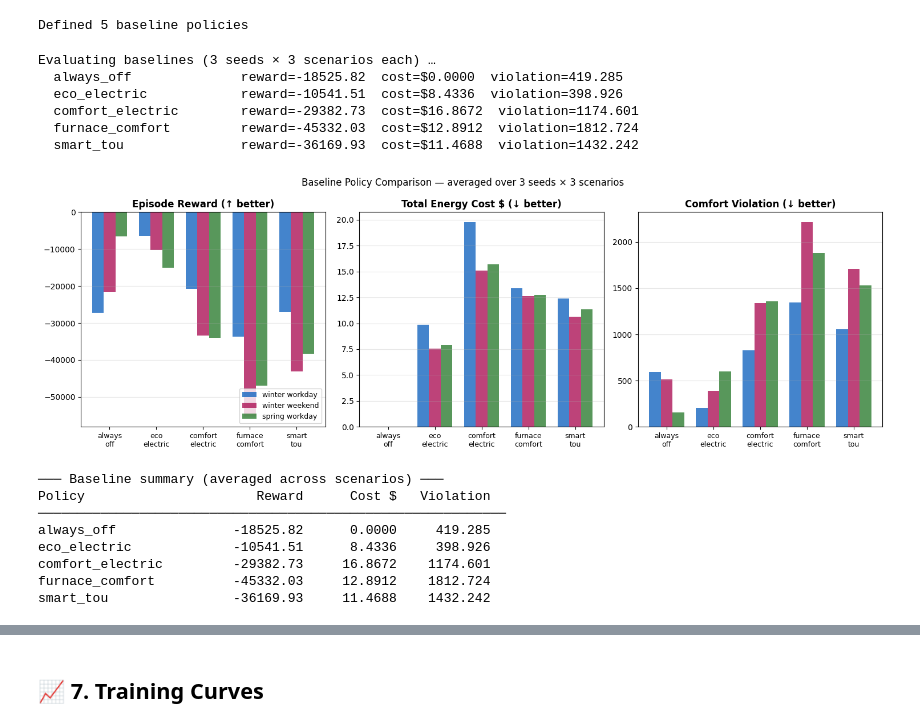
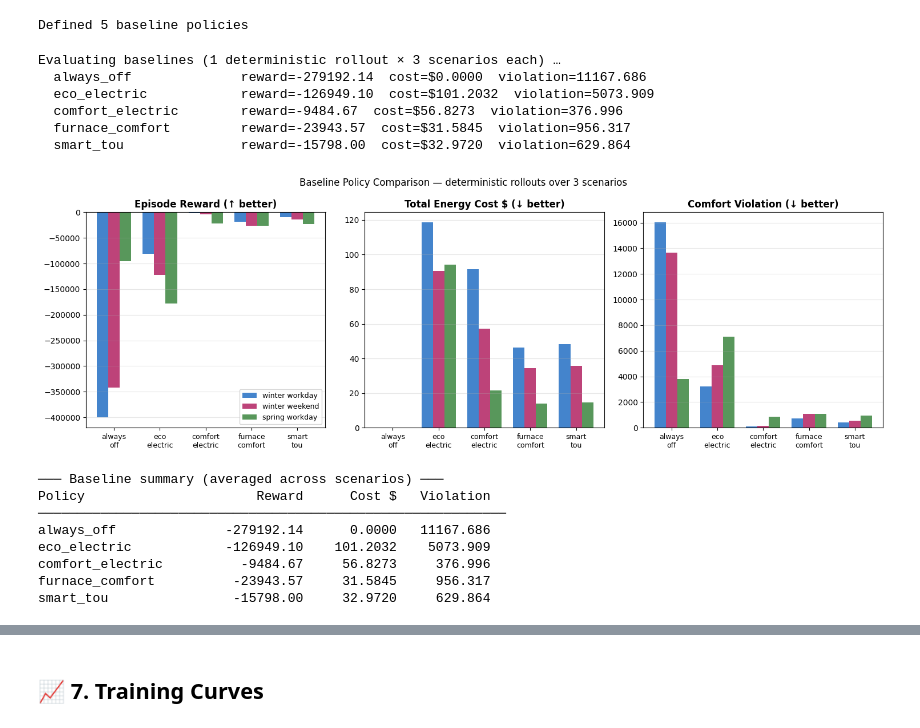
Before and after one commit to uatragada/IntelliWarm, a Jupyter notebook: notebooks/opt_heating_policy_training.ipynb, the cells around one changed output, grey strips where cells are left out. Saved outputs shown, nothing was run; the diff lists cells and outputs as text; code cells hidden in the pictures.

```diff
--- a/notebooks/opt_heating_policy_training.ipynb
+++ b/notebooks/opt_heating_policy_training.ipynb
@@ -348,7 +323,7 @@ Training pool: 15 scenarios
 # %%
 # ── Visualise scenario profiles ───────────────────────────────────────────────
 fig, axes = plt.subplots(2, 3, figsize=(14, 6), sharex=True)
-hours = list(range(24))
+hours = np.arange(SCENARIOS[0].horizon_steps) * (SCENARIOS[0].step_minutes / 60.0)
 
 COLORS = ["#2196F3", "#FF5722", "#4CAF50"]
 
@@ -374,6 +349,7 @@ for col, scenario in enumerate(SCENARIOS):
     ax_price.set_ylabel("Electricity (¢/kWh)" if col == 0 else "")
     ax_price.set_xlabel("Hour of day")
     ax_price.set_ylim(0, 35)
+    ax_price.set_xticks(np.arange(0, 25, 4))
     ax_price.grid(True, alpha=0.3)
     if col == 2:
         ax_price.legend(fontsize=8, loc="upper right")
@@ -383,7 +359,7 @@ axes[0, 0].text(-0.25, 0.5, "Temperature", rotation=90, va="center",
 axes[1, 0].text(-0.25, 0.5, "Price", rotation=90, va="center",
                 transform=axes[1, 0].transAxes, fontsize=10, color="gray")
 
-plt.suptitle("Training Scenario Profiles — 24-hour horizon", fontsize=13, y=1.02)
+plt.suptitle("Training Scenario Profiles — 24-hour horizon at 5-minute resolution", fontsize=13, y=1.02)
 plt.tight_layout()
 plt.show()
 # %% [output]
@@ -602,5 +558,5 @@ comfort-violation reference points.
 # %%
-def _make_eval_env(scenario: TrainingScenario, seed: int = 42):
+def _make_eval_env(scenario: TrainingScenario):
     """Create a fresh wrapped env for a single scenario."""
     env = PhysicsMultiRoomEnv(scenarios=[scenario], **_ENV_KWARGS)
     env = PreheatRewardWrapper(env)
@@ -618,12 +574,13 @@ def rollout(policy_fn, env, seed: int = 42):
         obs, reward, terminated, truncated, info = env.step(action)
         total_reward    += reward
         total_cost      += info.get("total_cost", 0.0)
-        total_violation += info.get("comfort_violation", 0.0)
+        total_violation += info.get("reported_comfort_violation", info.get("comfort_violation", 0.0))
         log.append({
             "step": step_idx,
             "reward": reward,
             "total_cost": info.get("total_cost", 0.0),
-            "comfort_violation": info.get("comfort_violation", 0.0),
+            "comfort_violation": info.get("reported_comfort_violation", info.get("comfort_violation", 0.0)),
+            "preheat_penalty": info.get("preheat_penalty", 0.0),
             "electric_cost": info.get("electric_cost", 0.0),
             "gas_cost": info.get("gas_cost", 0.0),
             "zone_heat_sources": dict(info.get("zone_heat_sources", {})),
@@ -634,20 +591,17 @@ def rollout(policy_fn, env, seed: int = 42):
     return total_reward, total_cost, total_violation, log
 
 
-def eval_policy_all_scenarios(name: str, policy_fn, n_seeds: int = 3):
-    """Evaluate policy across all 3 scenarios."""
+def eval_policy_all_scenarios(name: str, policy_fn):
+    """Evaluate policy once on each fixed scenario."""
     results = {"name": name}
     for scenario in SCENARIOS:
-        rewards, costs, violations = [], [], []
-        for seed in range(n_seeds):
-            env = _make_eval_env(scenario, seed=seed)
-            r, c, v, _ = rollout(policy_fn, env, seed=seed)
-            env.close()
-            rewards.append(r); costs.append(c); violations.append(v)
+        env = _make_eval_env(scenario)
+        r, c, v, _ = rollout(policy_fn, env, seed=42)
+        env.close()
         results[scenario.name] = {
-            "reward": np.mean(rewards),
-            "cost":   np.mean(costs),
-            "violation": np.mean(violations),
+            "reward": r,
+            "cost": c,
+            "violation": v,
         }
     return results
 
@@ -771,21 +748,21 @@ print(f"Defined {len(BASELINE_POLICIES)} thermostat-style baseline policies")
 Defined 5 baseline policies
 # %%
 # ── Evaluate all baselines ────────────────────────────────────────────────────
-print("Evaluating baselines (3 seeds × 3 scenarios each) …")
+print("Evaluating baselines (1 deterministic rollout × 3 scenarios each) …")
 baseline_results = {}
 for pol_name, pol_fn in BASELINE_POLICIES.items():
-    baseline_results[pol_name] = eval_policy_all_scenarios(pol_name, pol_fn, n_seeds=3)
+    baseline_results[pol_name] = eval_policy_all_scenarios(pol_name, pol_fn)
     r_avg = np.mean([baseline_results[pol_name][s.name]["reward"] for s in SCENARIOS])
     c_avg = np.mean([baseline_results[pol_name][s.name]["cost"] for s in SCENARIOS])
     v_avg = np.mean([baseline_results[pol_name][s.name]["violation"] for s in SCENARIOS])
     print(f"  {pol_name:22s}  reward={r_avg:8.2f}  cost=${c_avg:.4f}  violation={v_avg:.3f}")
 # %% [output]
-Evaluating baselines (3 seeds × 3 scenarios each) …
-  always_off              reward=-18525.82  cost=$0.0000  violation=419.285
-  eco_electric            reward=-10541.51  cost=$8.4336  violation=398.926
-  comfort_electric        reward=-29382.73  cost=$16.8672  violation=1174.601
-  furnace_comfort         reward=-45332.03  cost=$12.8912  violation=1812.724
-  smart_tou               reward=-36169.93  cost=$11.4688  violation=1432.242
+Evaluating baselines (1 deterministic rollout × 3 scenarios each) …
+  always_off              reward=-279192.14  cost=$0.0000  violation=11167.686
+  eco_electric            reward=-126949.10  cost=$101.2032  violation=5073.909
+  comfort_electric        reward=-9484.67  cost=$56.8273  violation=376.996
+  furnace_comfort         reward=-23943.57  cost=$31.5845  violation=956.317
+  smart_tou               reward=-15798.00  cost=$32.9720  violation=629.864
 # %%
 # ── Plot baseline comparison ──────────────────────────────────────────────────
 fig, axes = plt.subplots(1, 3, figsize=(15, 5))
@@ -797,43 +774,43 @@ width = 0.25
 for col, metric in enumerate(["reward", "cost", "violation"]):
     ax = axes[col]
     for s_idx, scenario in enumerate(SCENARIOS):
         vals = [baseline_results[p][scenario.name][metric] for p in pol_names]
         offset = (s_idx - 1) * width
         bars = ax.bar(x + offset, vals, width, label=scenario.name.replace("_", " "),
                       color=SCENARIO_COLORS[scenario.name], alpha=0.8)
 
     ax.set_xticks(x)
     ax.set_xticklabels([p.replace("_", "\n") for p in pol_names], fontsize=9)
     titles = {"reward": "Episode Reward (↑ better)", "cost": "Total Energy Cost $ (↓ better)",
               "violation": "Comfort Violation (↓ better)"}
     ax.set_title(titles[metric], fontweight="bold")
     ax.grid(True, axis="y", alpha=0.3)
     if col == 0:
         ax.legend(fontsize=9, loc="lower right")
 
-plt.suptitle("Baseline Policy Comparison — averaged over 3 seeds × 3 scenarios", fontsize=12)
+plt.suptitle("Baseline Policy Comparison — deterministic rollouts over 3 scenarios", fontsize=12)
 plt.tight_layout()
 plt.show()
 
 # Print summary table
 print("\n─── Baseline summary (averaged across scenarios) ───")
 print(f"{'Policy':22s}  {'Reward':>10}  {'Cost $':>10}  {'Violation':>10}")
 print("─" * 60)
 for p in pol_names:
     r = np.mean([baseline_results[p][s.name]["reward"] for s in SCENARIOS])
     c = np.mean([baseline_results[p][s.name]["cost"]   for s in SCENARIOS])
     v = np.mean([baseline_results[p][s.name]["violation"] for s in SCENARIOS])
     print(f"{p:22s}  {r:10.2f}  {c:10.4f}  {v:10.3f}")
 # %% [output]
-[figure, old version]
+[figure, new version]
 ─── Baseline summary (averaged across scenarios) ───
 Policy                      Reward      Cost $   Violation
 ────────────────────────────────────────────────────────────
-always_off               -18525.82      0.0000     419.285
-eco_electric             -10541.51      8.4336     398.926
-comfort_electric         -29382.73     16.8672    1174.601
-furnace_comfort          -45332.03     12.8912    1812.724
-smart_tou                -36169.93     11.4688    1432.242
+always_off              -279192.14      0.0000   11167.686
+eco_electric            -126949.10    101.2032    5073.909
+comfort_electric          -9484.67     56.8273     376.996
+furnace_comfort          -23943.57     31.5845     956.317
+smart_tou                -15798.00     32.9720     629.864
 # %% [markdown]
 ## 🧠 6. Training the OPT Policy with PPO
 
```
Also changed, not shown: parts of 23 cells of this notebook, 19 other files.
